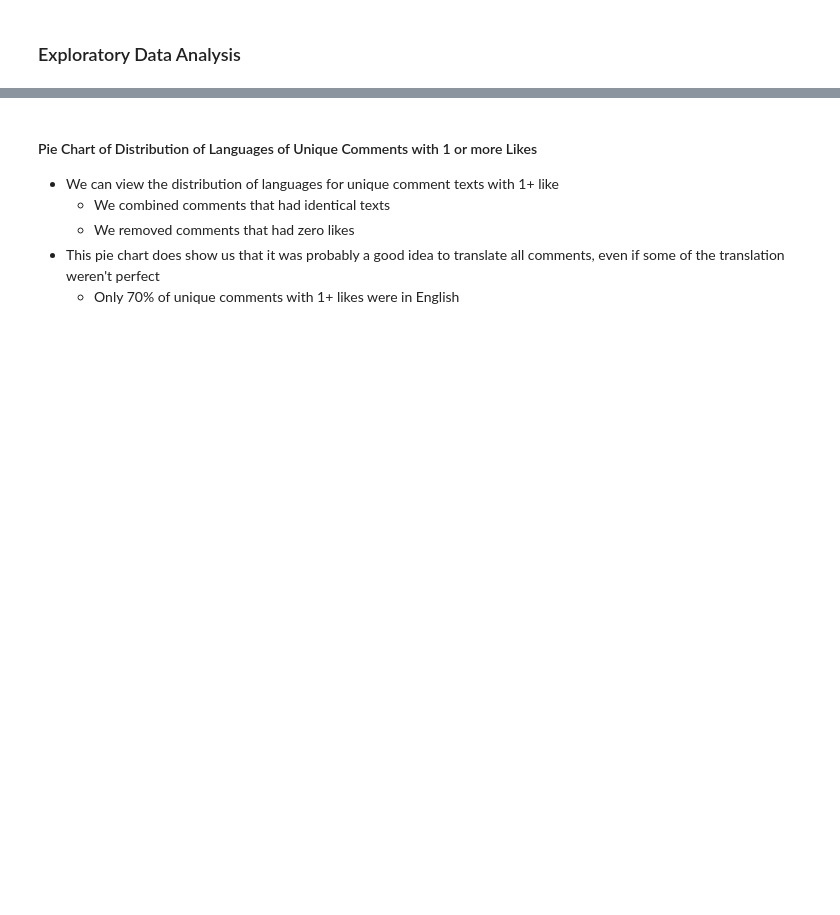
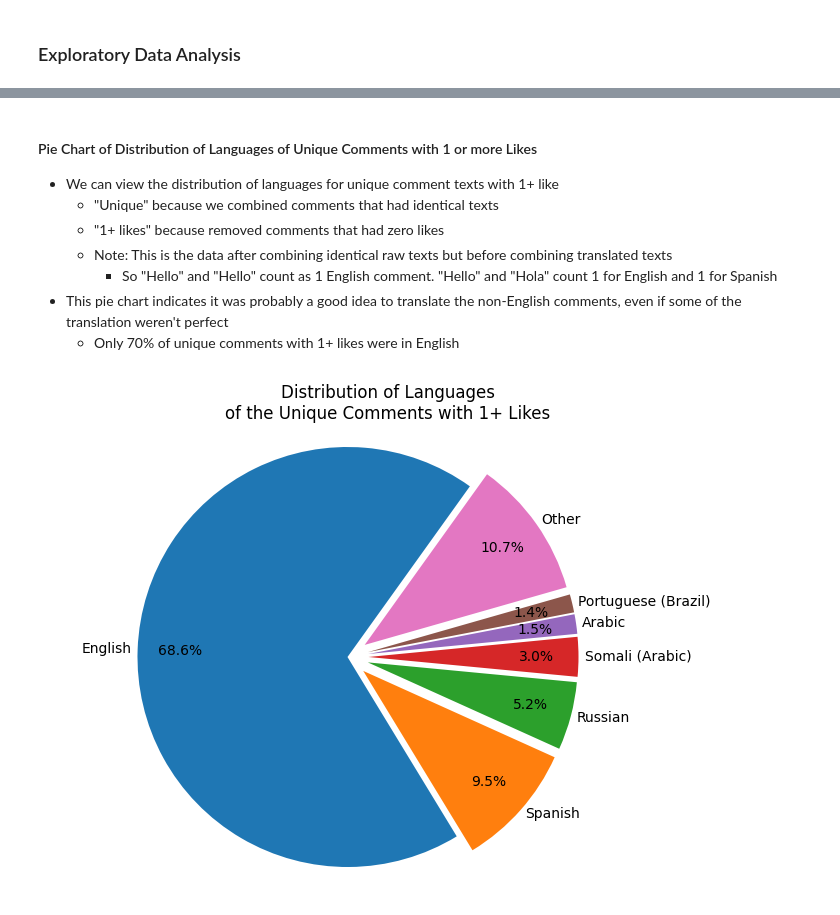
Before and after one commit to nickwcalifano/portfolio, a Jupyter notebook: text_clustering.ipynb, the cells around one changed output, grey strips where cells are left out. Drawn from its saved outputs; the diff is of its cells as text; code cells hidden in the pictures; blank space fills up the shorter version.

Commit message:
Finished first draft of text_clustering

```diff
--- a/text_clustering.ipynb
+++ b/text_clustering.ipynb
@@ -241,12 +265,14 @@ final_comments[["English Text", "Likes", "Language"]].nlargest(10, "Likes")
 # %% [markdown]
 #### Pie Chart of Distribution of Languages of Unique Comments with 1 or more Likes
 * We can view the distribution of languages for unique comment texts with 1+ like
-    * We combined comments that had identical texts
-    * We removed comments that had zero likes
-* This pie chart does show us that it was probably a good idea to translate all comments, even if some of the translation weren't perfect
+    * "Unique" because we combined comments that had identical texts
+    * "1+ likes" because removed comments that had zero likes
+    * Note: This is the data after combining identical raw texts but before combining translated texts
+        * So "Hello" and "Hello" count as 1 English comment. "Hello" and "Hola" count 1 for English and 1 for Spanish
+* This pie chart indicates it was probably a good idea to translate the non-English comments, even if some of the translation weren't perfect
     * Only 70% of unique comments with 1+ likes were in English
 # %%
-# Pie Chart of Distribution of Languages of Unique Comments with 1 or more Likes
+# Pie Chart of Distribution of Languages of the Unique Comments with 1 or more Likes
 
 # Top Languages to show
 language_map_comments = {
@@ -258,34 +284,36 @@ language_map_comments = {
     "pt": "Portuguese (Brazil)",
 }
 
 # Get the count per language. Combine less common languages into "Other"
 # Note: This is the count of unique comments with 1+ likes
 #   We already removed duplicate texts and comments with 0 likes
 language_counts = translated_comments['Language'].replace(language_map_comments).value_counts()
 top_languages_comment = language_counts.nlargest(len(language_map_comments))
 other_count = language_counts.iloc[len(language_map_comments):].sum()
 top_languages_comment['Other'] = other_count
 
 # Define the color scheme (will additionall be used for the next pie chart)
 common_languages = top_languages_comment.index
 color_map = plt.get_cmap("tab10")(range(len(common_languages)))
 color_dict = dict(zip(common_languages, color_map))
 
 # Plot
 fig, ax = plt.subplots(figsize=(8, 6))
 explode = [0] + [0.1]*len(language_map_comments)
 top_languages_comment.plot.pie(
     ax=ax,
     startangle=54.36,
     explode=explode,
     labeldistance=1.03,
     autopct="%.1f%%",
     pctdistance=0.80
 )
 ax.set_ylabel('')
-fig.suptitle("Distribution of Languages\nof Unique Comments with 1+ Likes", x=0.55, y=0.95)
+fig.suptitle("Distribution of Languages\nof the Unique Comments with 1+ Likes", x=0.55, y=0.95)
 ax.axis('equal')
 plt.show()
+# %% [output]
+[figure, added]
 # %% [markdown]
 #### Pie Chart of Total Likes per Language
 * We can view the distribution of likes for each language
```
Also changed, not shown: parts of 40 cells of this notebook.
